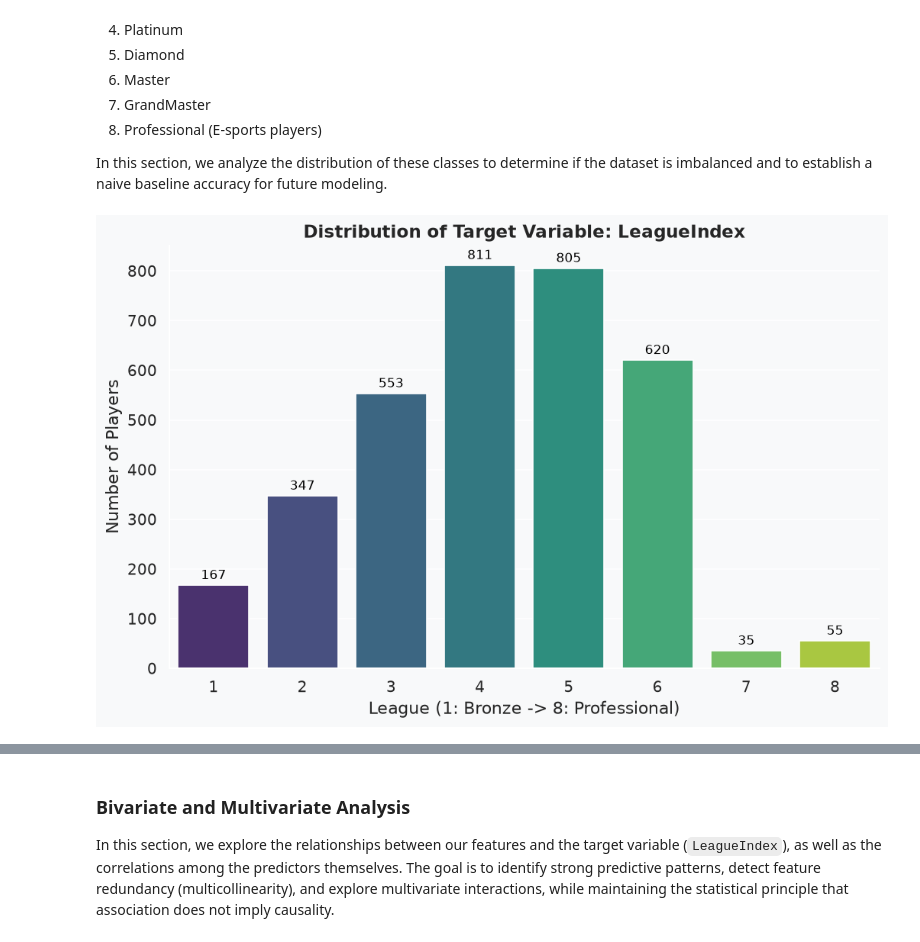
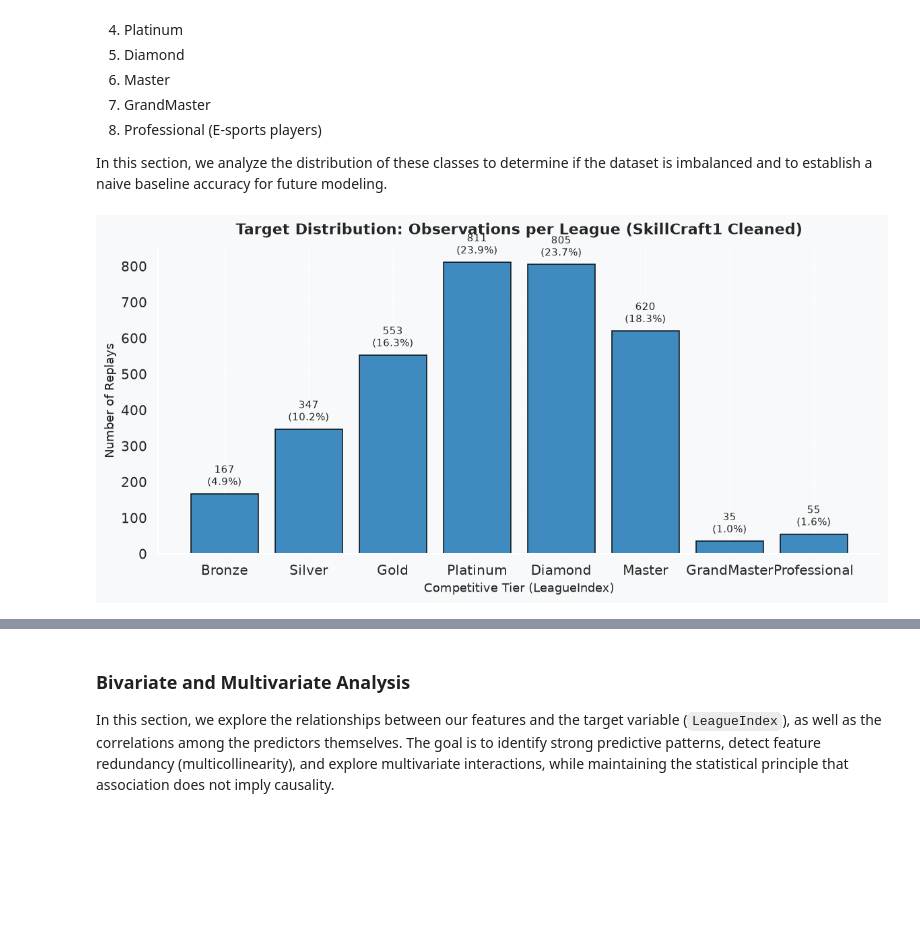
Before and after one commit to errodd/starcraft_1_league_index_predictor, a Jupyter notebook: notebooks/01_eda.ipynb, the cells around one changed output, grey strips where cells are left out. Cells and saved outputs as stored; diff of their text form; code cells hidden in the pictures; blank space fills up the shorter version.

```diff
--- a/notebooks/01_eda.ipynb
+++ b/notebooks/01_eda.ipynb
@@ -420,34 +435,86 @@ The target variable for our future predictive model is `LeagueIndex`. It is an o
 
 In this section, we analyze the distribution of these classes to determine if the dataset is imbalanced and to establish a naive baseline accuracy for future modeling.
 # %%
-# Create a figure for the target variable distribution
-plt.figure(figsize=(10, 6))
-ax = sns.countplot(data=df_clean, x='LeagueIndex', palette='viridis')
+# 1. Distribution of the Target Variable (LeagueIndex)
+league_counts = df_clean['LeagueIndex'].value_counts().sort_index()
+league_pct = df_clean['LeagueIndex'].value_counts(normalize=True).sort_index() * 100
 
-# Add exact counts on top of each bar
-for p in ax.patches:
-    ax.annotate(f'{int(p.get_height())}',
-                (p.get_x() + p.get_width() / 2., p.get_height()),
-                ha='center', va='baseline',
-                fontsize=10, color='black', xytext=(0, 5),
-                textcoords='offset points')
+target_summary = pd.DataFrame({
+    'League Name': ['Bronze', 'Silver', 'Gold', 'Platinum', 'Diamond', 'Master', 'GrandMaster', 'Professional'],
+    'Observations': league_counts,
+    'Percentage (%)': league_pct.round(2)
+})
 
-plt.title('Distribution of Target Variable: LeagueIndex', fontsize=14, fontweight='bold')
-plt.ylabel('Number of Players')
-plt.xlabel('League (1: Bronze -> 8: Professional)')
+fig, ax = plt.subplots(figsize=(10, 5))
+bars = ax.bar(target_summary['League Name'], target_summary['Observations'], color='#1f77b4', edgecolor='black', alpha=0.85)
+ax.set_title('Target Distribution: Observations per League (SkillCraft1 Cleaned)', fontsize=13, fontweight='bold', pad=12)
+ax.set_xlabel('Competitive Tier (LeagueIndex)', fontsize=11)
+ax.set_ylabel('Number of Replays', fontsize=11)
+ax.grid(axis='y', linestyle='--', alpha=0.5)
+
+for bar in bars:
+    yval = bar.get_height()
+    ax.text(bar.get_x() + bar.get_width() / 2.0, yval + 15, f"{int(yval)}\n({yval/len(df_clean)*100:.1f}%)", ha='center', va='bottom', fontsize=9)
+
+plt.tight_layout()
 plt.show()
 
-# Calculate proportions and Baseline
-class_counts = df_clean['LeagueIndex'].value_counts()
-class_proportions = df_clean['LeagueIndex'].value_counts(normalize=True) * 100
+display(target_summary)
 
-majority_class = class_counts.idxmax()
-baseline_accuracy = class_proportions.max()
+# 2. Naive Baseline (Majority Class Classifier)
+majority_league = df_clean['LeagueIndex'].mode()[0]
+majority_count = (df_clean['LeagueIndex'] == majority_league).sum()
+naive_acc = majority_count / len(df_clean)
+naive_macro_f1 = f1_score(df_clean['LeagueIndex'], np.full(len(df_clean), majority_league), average='macro', zero_division=0)
+naive_bal_acc = balanced_accuracy_score(df_clean['LeagueIndex'], np.full(len(df_clean), majority_league))
+naive_mae = mean_absolute_error(df_clean['LeagueIndex'], np.full(len(df_clean), majority_league))
 
-print("--- Target Variable Proportions ---")
-print(class_proportions.round(2).astype(str) + ' %')
-print("\n--- Naive Baseline ---")
-print(f"Majority Class: League {majority_class}")
-print(f"Baseline Accuracy: {baseline_accuracy:.2f}%")
+# 3. Strong Domain Heuristic Baseline (Expert StarCraft 2 Rules based on APM and ActionLatency)
+# Expert RTS threshold hierarchy:
+def predict_domain_heuristic(row):
+    apm = row['APM']
+    lat = row['ActionLatency']
+    if apm >= 200.0 and lat <= 45.0:
+        return 8  # Professional: extreme APM (>200) and reflex latency (<45ms)
+    elif apm >= 165.0 and lat <= 48.0:
+        return 7  # Grandmaster: elite pace (>165 APM) and rapid latency (<48ms)
+    elif apm >= 135.0 and lat <= 56.0:
+        return 6  # Master: high-tier competitive execution
+    elif apm >= 110.0 and lat <= 65.0:
+        return 5  # Diamond: advanced amateur execution
+    elif apm >= 90.0 and lat <= 75.0:
+        return 4  # Platinum: intermediate mechanical proficiency
+    elif apm >= 70.0 and lat <= 88.0:
+        return 3  # Gold: developing mechanical speed
+    elif apm >= 55.0:
+        return 2  # Silver: basic mechanics
+    else:
+        return 1  # Bronze: novice speed (<55 APM)
+
+heuristic_preds = df_clean.apply(predict_domain_heuristic, axis=1)
+heur_acc = accuracy_score(df_clean['LeagueIndex'], heuristic_preds)
+heur_macro_f1 = f1_score(df_clean['LeagueIndex'], heuristic_preds, average='macro', zero_division=0)
+heur_bal_acc = balanced_accuracy_score(df_clean['LeagueIndex'], heuristic_preds)
+heur_mae = mean_absolute_error(df_clean['LeagueIndex'], heuristic_preds)
+
+baseline_comparison = pd.DataFrame([
+    {
+        'Baseline Strategy': f'Naive Majority Class (League {majority_league} - Platinum)',
+        'Accuracy': f"{naive_acc * 100:.2f}%",
+        'Macro-F1': f"{naive_macro_f1:.4f}",
+        'Balanced Accuracy': f"{naive_bal_acc * 100:.2f}%",
+        'Ordinal MAE (Tiers)': f"{naive_mae:.4f}"
+    },
+    {
+        'Baseline Strategy': 'Domain Heuristic (APM & ActionLatency Tiers)',
+        'Accuracy': f"{heur_acc * 100:.2f}%",
+        'Macro-F1': f"{heur_macro_f1:.4f}",
+        'Balanced Accuracy': f"{heur_bal_acc * 100:.2f}%",
+        'Ordinal MAE (Tiers)': f"{heur_mae:.4f}"
+    }
+])
+
+print("\n--- Baseline Benchmarks for Future Modeling ---")
+display(baseline_comparison)
 # %% [output]
-[figure, old version]
+[figure, new version]
```
Also changed, not shown: parts of 7 cells of this notebook, 5 other files.
